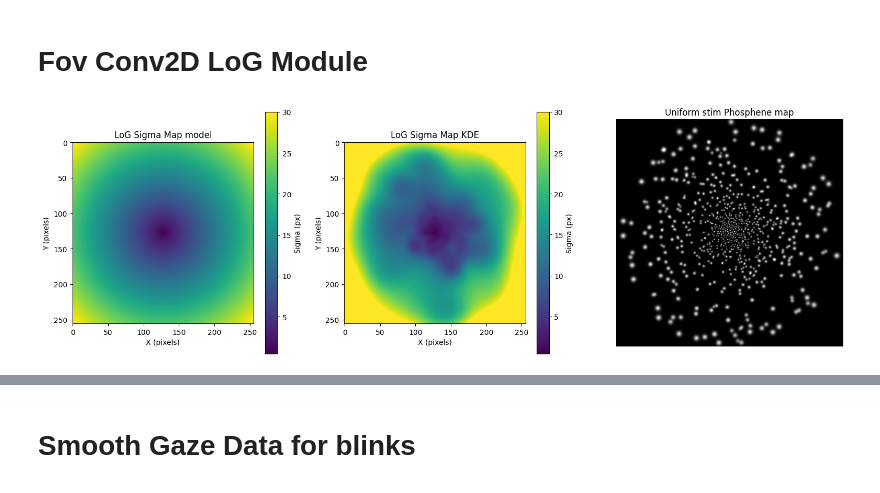
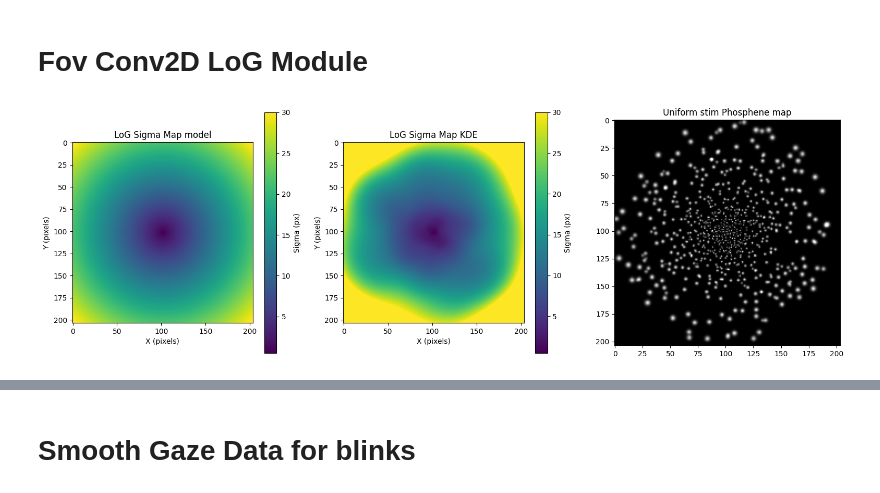
Before and after one commit to MichelleAppel/SCAPE, a Jupyter notebook: notebooks/gaze_demo.ipynb, the cells around one changed output, grey strips where cells are left out. Drawn from its saved outputs; the diff is of its cells as text; code cells hidden in the pictures.

Commit message:
phosphene simulator adaptive resolution based on FOV

```diff
--- a/notebooks/gaze_demo.ipynb
+++ b/notebooks/gaze_demo.ipynb
@@ -186,6 +183,7 @@ else:
 # %%
 # Load the simulator configuration file (and adjust to preferences).
 params = utils.load_params('../config/params.yaml')
+params['run']['resolution'] = [crop_size, crop_size]
 
 # Get phosphene coordinates...
 n_phosphenes = 1024
@@ -204,8 +202,6 @@ stim = amplitude * torch.ones(n_phosphenes).cuda() # (All electrodes are activat
 simulator.reset()
 phosphenes = simulator(stim)
 
-plt.figure(figsize=(5,5))
-
 # Show the phosphene image
 plt.imshow(phosphenes.cpu(), cmap='gray')
 plt.axis('off')
@@ -440,8 +436,8 @@ from components.fov_conv2d_cont import FovConv2dCont
 view_angle = params['run']['view_angle']  # Visual field angle in degrees
 max_eccentricity = view_angle / 2  # Maximum eccentricity in degrees
 min_eccentricity = 0.001  # Minimum eccentricity in degrees
-total_phosphenes = 1024  # Total number of phosphenes
-image_size = 256  # Resolution of the visual field
+total_phosphenes = n_phosphenes  # Total number of phosphenes
+image_size = params['run']['resolution'][0]  # Resolution of the visual field
 cortex_model_params = {
     "model": "dipole",
     "k": 17.3,
@@ -522,8 +518,7 @@ fmax_map = 0.5 * np.sqrt(density_map)  # cyc/deg
 sigma_fov_map = 1.0 / (2.0 * np.pi * fmax_map)  # or 1/(pi * sqrt(density_map))
 
 # 4) convert to pixels
-fov = 16
-sigma_map_px = sigma_fov_map * (n_phosphenes / fov)
+sigma_map_px = sigma_fov_map * (n_phosphenes / view_angle)
 # %%
 from scipy.spatial.distance import cdist
 
@@ -588,7 +583,7 @@ xx, yy = np.meshgrid(x, y)
 grid_points = np.column_stack((xx.ravel(), yy.ravel()))  # shape [image_size^2, 2]
 
 # 1) Fit a KDE on your phosphene coords
-n_neighbors = 8
+n_neighbors = 16
 density_vals = adaptive_kde_2d(coords, grid_points, k=n_neighbors, alpha=1.0)
 kde_density_map = density_vals.reshape(image_size, image_size)
 
@@ -603,30 +598,30 @@ kde_sigma_map_px = kde_sigma_fov_map * (n_phosphenes / view_angle)
 # %%
 # plot sigma_fov_map
 plt.figure(figsize=(19, 6))
 
 plt.subplot(1, 3, 1)
 plt.imshow(sigma_map_px, cmap='viridis', vmax=30)
 plt.colorbar(label='Sigma (px)')
 plt.title('LoG Sigma Map model')
 plt.xlabel('X (pixels)')
 plt.ylabel('Y (pixels)')
 
 plt.subplot(1, 3, 2)
 plt.imshow(kde_sigma_map_px, cmap='viridis', vmax=30)
 plt.colorbar(label='Sigma (px)')
 plt.title('LoG Sigma Map KDE')
 plt.xlabel('X (pixels)')
 plt.ylabel('Y (pixels)')
 
 plt.subplot(1, 3, 3)
 plt.imshow(phos_weighted.cpu().numpy(), cmap='gray')
 plt.title("Uniform stim Phosphene map")
 plt.gca().set_facecolor('black')
-plt.axis('off')
+# plt.axis('off')
 
 plt.show()
 # %% [output]
-[figure, old version]
+[figure, new version]
 # %%
 sigma_map_tensor = torch.Tensor(kde_sigma_map_px).float().cuda().unsqueeze(0).unsqueeze(0)
 in_channels = 1
```
Also changed, not shown: parts of 9 cells of this notebook, 1 other file.
